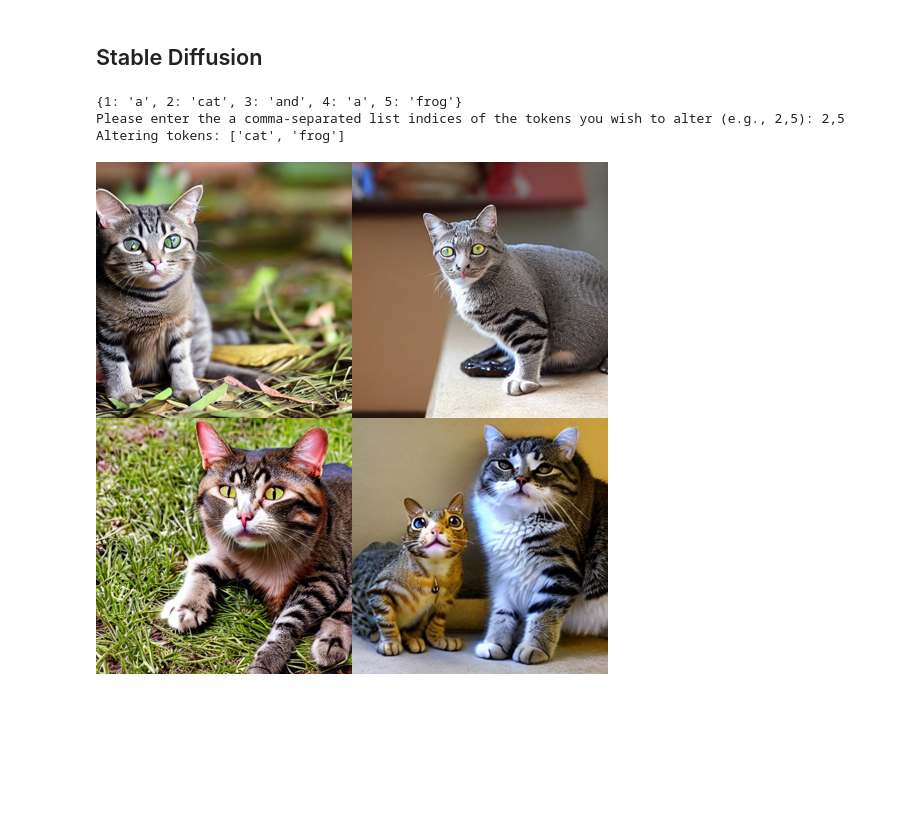
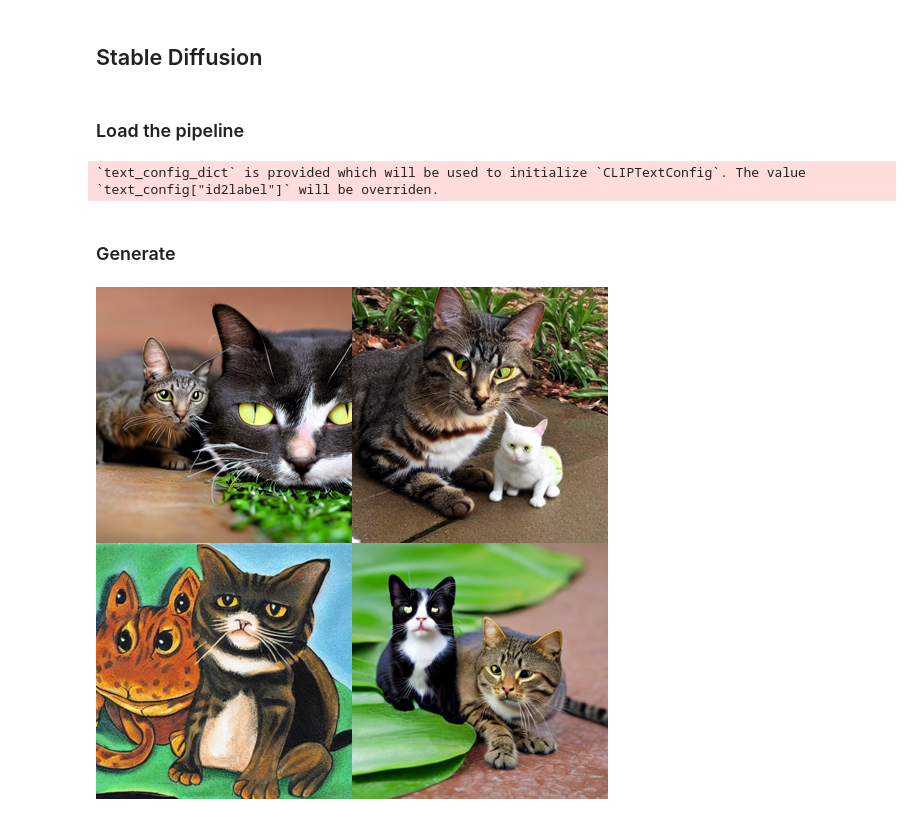
Before and after one commit to all-things-vits/code-samples, a Jupyter notebook: downstream/Attend_and_Excite_generate_images.ipynb, the cells around one changed output. Drawn from its saved outputs; the diff is of its cells as text; code cells hidden in the pictures; blank space fills up the shorter version.

Commit message:
add: diffusers only colab for attend and excite.

```diff
--- a/downstream/Attend_and_Excite_generate_images.ipynb
+++ b/downstream/Attend_and_Excite_generate_images.ipynb
@@ -86,13 +7,40 @@ def generate_images_for_method(prompt: str,
+# %%
+from PIL import Image
+
+def image_grid(imgs, rows, cols):
+    assert len(imgs) == rows * cols
+
+    w, h = imgs[0].size
+    grid = Image.new("RGB", size=(cols * w, rows * h))
+    grid_w, grid_h = grid.size
+
+    for i, img in enumerate(imgs):
+        grid.paste(img, box=(i % cols * w, i // cols * h))
+    return grid
 # %% [markdown]
 ## Stable Diffusion
-# %%
-generate_images_for_method(
-    prompt="a cat and a frog",
-    seeds=[6141, 9031, 969, 1910],
-    is_attend_and_excite=False
-)
-# %% [output]
-{1: 'a', 2: 'cat', 3: 'and', 4: 'a', 5: 'frog'}
-Please enter the a comma-separated list indices of the tokens you wish to alter (e.g., 2,5): 2,5
-Altering tokens: ['cat', 'frog']
-[figure, removed]
+# %% [markdown]
+### Load the pipeline
+# %%
+from diffusers import StableDiffusionPipeline
+import torch
+
+ckpt_id = "CompVis/stable-diffusion-v1-4"
+pipeline = StableDiffusionPipeline.from_pretrained(ckpt_id, torch_dtype=torch.float16)
+pipeline = pipeline.to("cuda")
+# %% [output]
+`text_config_dict` is provided which will be used to initialize `CLIPTextConfig`. The value `text_config["id2label"]` will be overriden.
+# %% [markdown]
+### Generate
+# %%
+prompt = "a cat and a frog"
+seeds = [6141, 9031, 969, 1910]
+
+sd_images = []
+for seed in seeds:
+    image = pipeline(prompt, generator=torch.manual_seed(seed)).images[0]
+    sd_images.append(image.resize((256, 256)))
+
+image_grid(sd_images, 2, 2)
+# %% [output]
+[figure, added]
```
Also changed, not shown: parts of 29 cells of this notebook.
